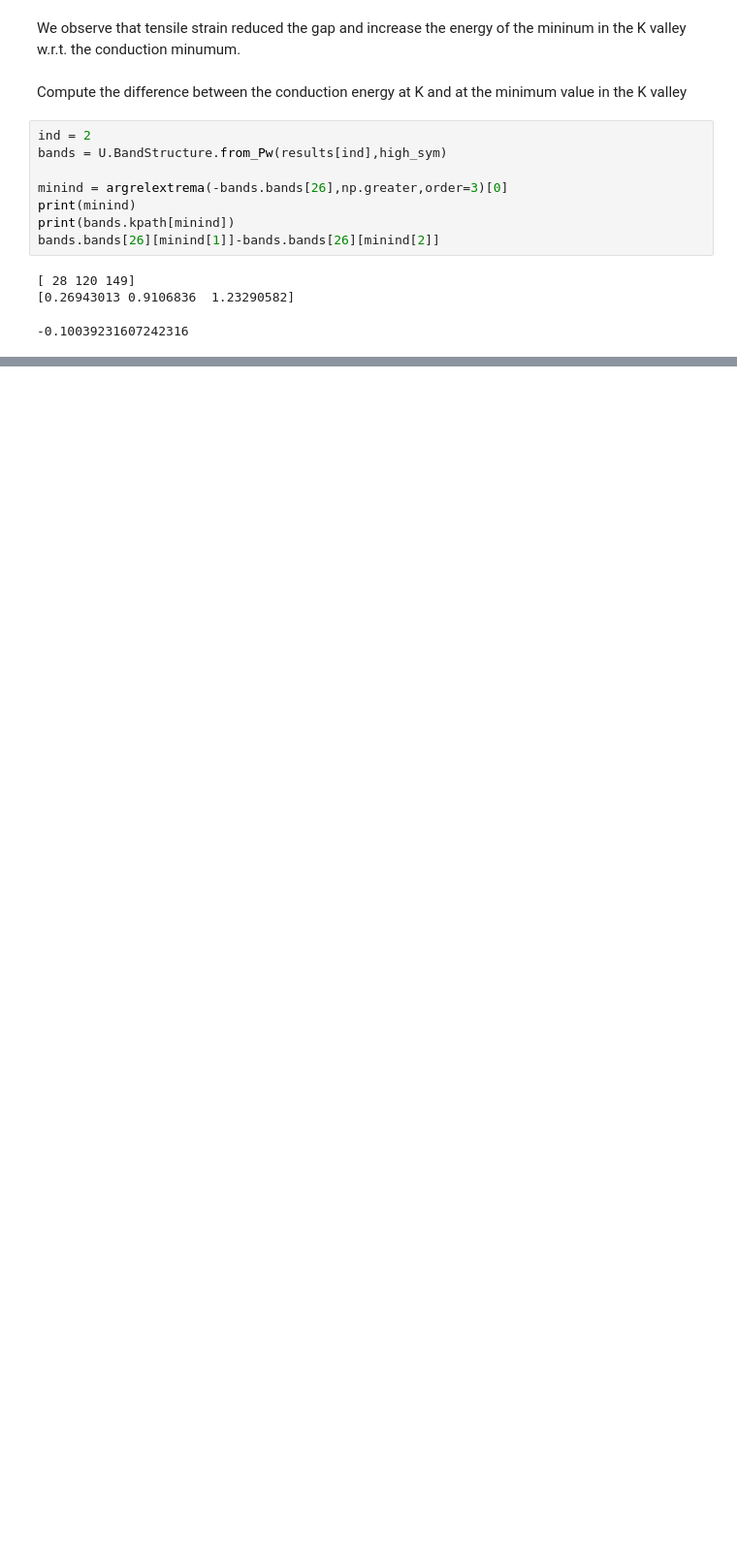
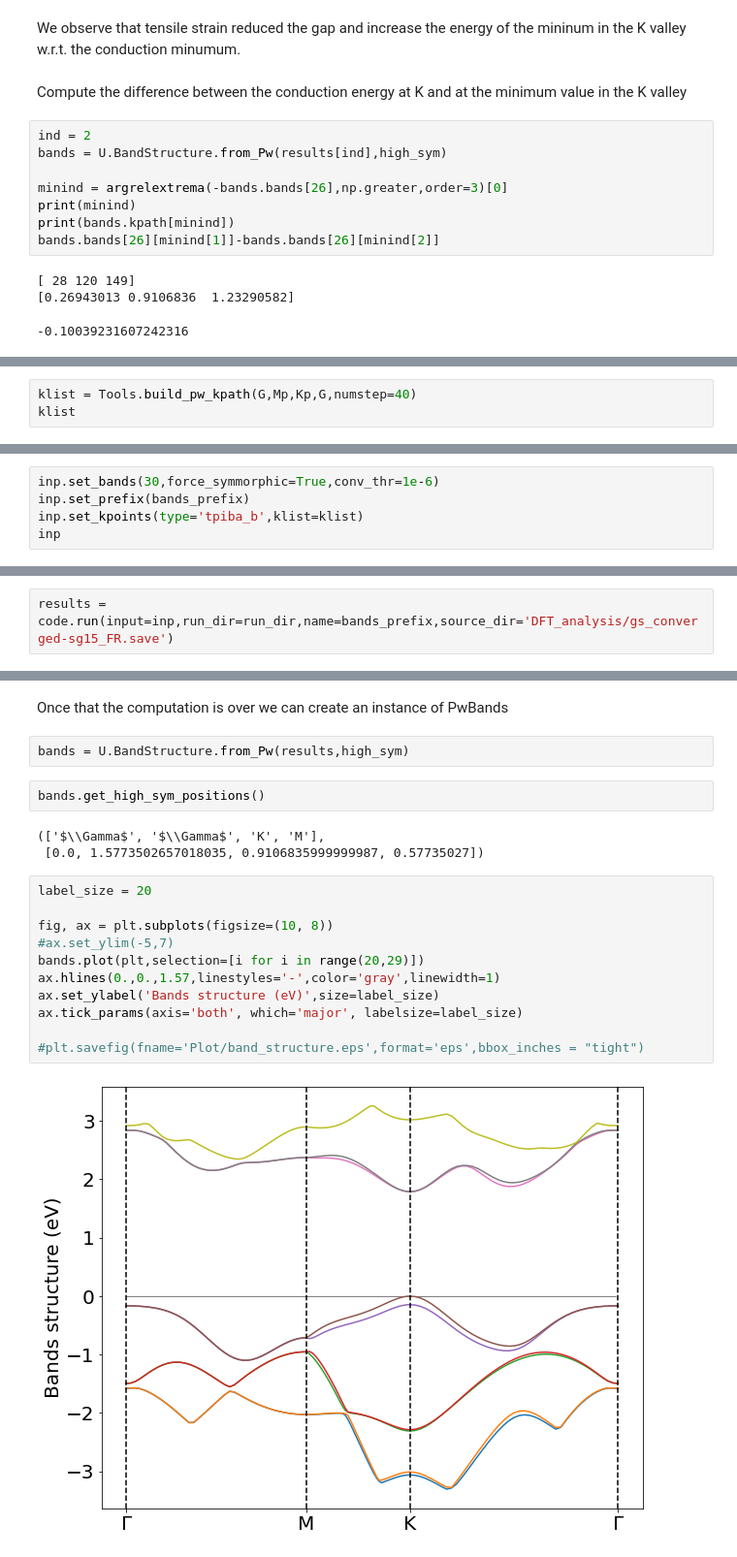
Before and after one commit to marcodalessandro76/MoS2, a Jupyter notebook: DFT_Analysis.ipynb, the cells around one changed output, grey strips where cells are left out. Shown at 97% size. Drawn from its saved outputs; the diff is of its cells as text; blank space fills up the shorter version.

```diff
--- a/DFT_Analysis.ipynb
+++ b/DFT_Analysis.ipynb
@@ -892,0 +1223,3 @@ bands.bands[26][minind[1]]-bands.bands[26][minind[2]]
+# %%
+klist = Tools.build_pw_kpath(G,Mp,Kp,G,numstep=40)
+klist
@@ -892,0 +1231,5 @@ bands.bands[26][minind[1]]-bands.bands[26][minind[2]]
+# %%
+inp.set_bands(30,force_symmorphic=True,conv_thr=1e-6)
+inp.set_prefix(bands_prefix)
+inp.set_kpoints(type='tpiba_b',klist=klist)
+inp
@@ -892,0 +1254,2 @@ bands.bands[26][minind[1]]-bands.bands[26][minind[2]]
+# %%
+results = code.run(input=inp,run_dir=run_dir,name=bands_prefix,source_dir='DFT_analysis/gs_converged-sg15_FR.save')
@@ -892,0 +1262,22 @@ bands.bands[26][minind[1]]-bands.bands[26][minind[2]]
+# %% [markdown]
+Once that the computation is over we can create an instance of PwBands
+# %%
+bands = U.BandStructure.from_Pw(results,high_sym)
+# %%
+bands.get_high_sym_positions()
+# %% [output]
+(['$\\Gamma$', '$\\Gamma$', 'K', 'M'],
+ [0.0, 1.5773502657018035, 0.9106835999999987, 0.57735027])
+# %%
+label_size = 20
+
+fig, ax = plt.subplots(figsize=(10, 8))
+#ax.set_ylim(-5,7)
+bands.plot(plt,selection=[i for i in range(20,29)])
+ax.hlines(0.,0.,1.57,linestyles='-',color='gray',linewidth=1)
+ax.set_ylabel('Bands structure (eV)',size=label_size)
+ax.tick_params(axis='both', which='major', labelsize=label_size)
+
+#plt.savefig(fname='Plot/band_structure.eps',format='eps',bbox_inches = "tight")
+# %% [output]
+[figure, added]
```
Also changed, not shown: parts of 122 cells of this notebook, 6 other files.
